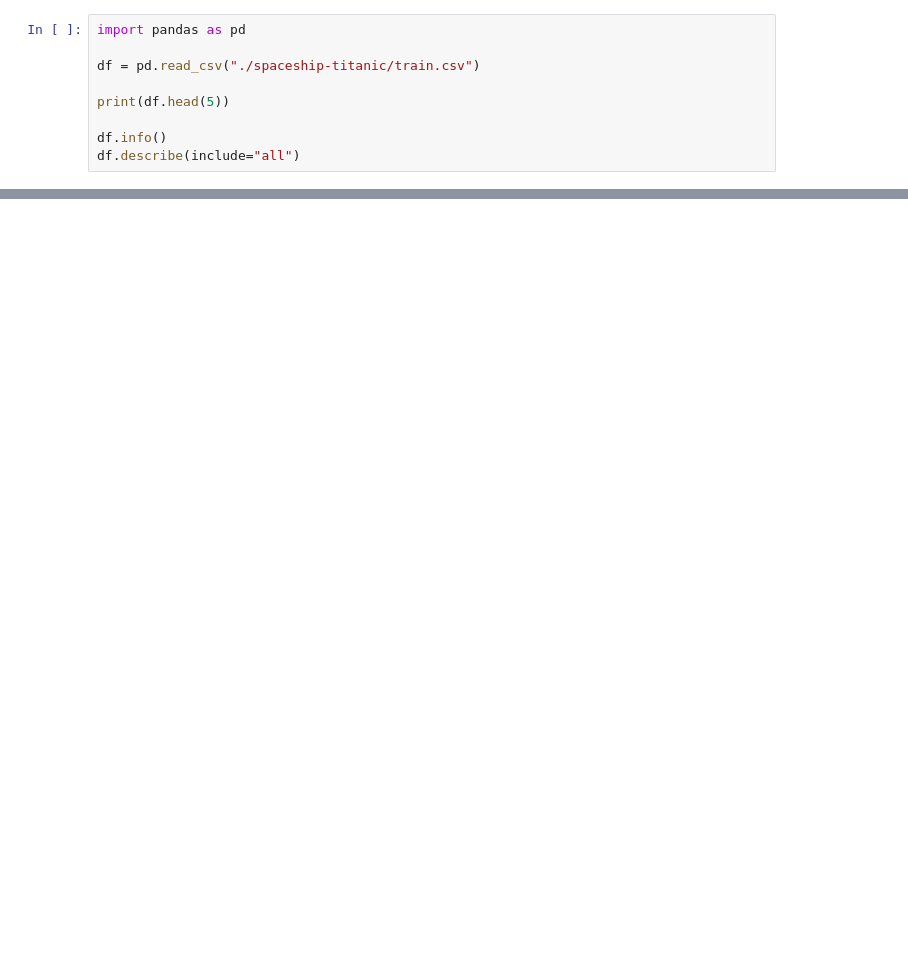
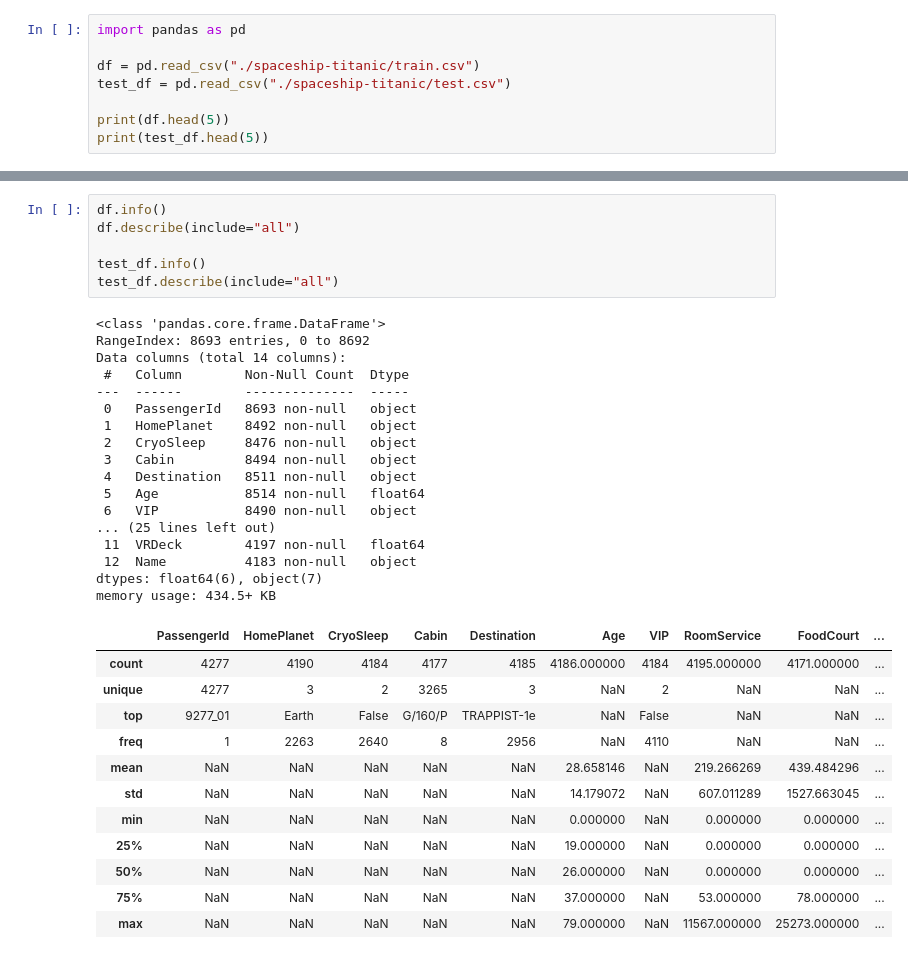
Before and after one commit to hachihachi881/kaggle_Spaceship-Titanic, a Jupyter notebook: code.ipynb, the cells around one changed output, grey strips where cells are left out. Cells and saved outputs as stored; diff of their text form; blank space fills up the shorter version.

```diff
--- a/code.ipynb
+++ b/code.ipynb
@@ -2,11 +2,10 @@
 import pandas as pd
 
 df = pd.read_csv("./spaceship-titanic/train.csv")
+test_df = pd.read_csv("./spaceship-titanic/test.csv")
 
 print(df.head(5))
-
-df.info()
-df.describe(include="all")
+print(test_df.head(5))
 # %% [output]
   PassengerId HomePlanet CryoSleep  Cabin  Destination   Age    VIP  \
 0     0001_01     Europa     False  B/0/P  TRAPPIST-1e  39.0  False
@@ -39,0 +27,36 @@ memory usage: 891.5+ KB
+# %%
+df.info()
+df.describe(include="all")
+
+test_df.info()
+test_df.describe(include="all")
+# %% [output]
+<class 'pandas.core.frame.DataFrame'>
+RangeIndex: 8693 entries, 0 to 8692
+Data columns (total 14 columns):
+ #   Column        Non-Null Count  Dtype
+---  ------        --------------  -----
+ 0   PassengerId   8693 non-null   object
+ 1   HomePlanet    8492 non-null   object
+ 2   CryoSleep     8476 non-null   object
+ 3   Cabin         8494 non-null   object
+ 4   Destination   8511 non-null   object
+ 5   Age           8514 non-null   float64
+ 6   VIP           8490 non-null   object
+... (25 lines left out)
+ 11  VRDeck        4197 non-null   float64
+ 12  Name          4183 non-null   object
+dtypes: float64(6), object(7)
+memory usage: 434.5+ KB
+|  | PassengerId | HomePlanet | CryoSleep | Cabin | Destination | Age | VIP | RoomService | FoodCourt | ... |
+| count | 4277 | 4190 | 4184 | 4177 | 4185 | 4186.000000 | 4184 | 4195.000000 | 4171.000000 | ... |
+| unique | 4277 | 3 | 2 | 3265 | 3 | NaN | 2 | NaN | NaN | ... |
+| top | 9277_01 | Earth | False | G/160/P | TRAPPIST-1e | NaN | False | NaN | NaN | ... |
+| freq | 1 | 2263 | 2640 | 8 | 2956 | NaN | 4110 | NaN | NaN | ... |
+| mean | NaN | NaN | NaN | NaN | NaN | 28.658146 | NaN | 219.266269 | 439.484296 | ... |
+| std | NaN | NaN | NaN | NaN | NaN | 14.179072 | NaN | 607.011289 | 1527.663045 | ... |
+| min | NaN | NaN | NaN | NaN | NaN | 0.000000 | NaN | 0.000000 | 0.000000 | ... |
+| 25% | NaN | NaN | NaN | NaN | NaN | 19.000000 | NaN | 0.000000 | 0.000000 | ... |
+| 50% | NaN | NaN | NaN | NaN | NaN | 26.000000 | NaN | 0.000000 | 0.000000 | ... |
+| 75% | NaN | NaN | NaN | NaN | NaN | 37.000000 | NaN | 53.000000 | 78.000000 | ... |
+| max | NaN | NaN | NaN | NaN | NaN | 79.000000 | NaN | 11567.000000 | 25273.000000 | ... |
```
Also changed, not shown: parts of 6 cells of this notebook.
